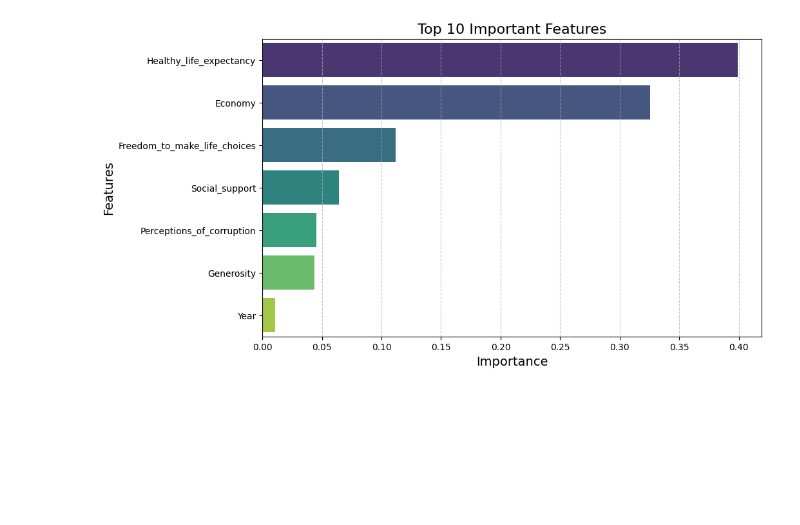
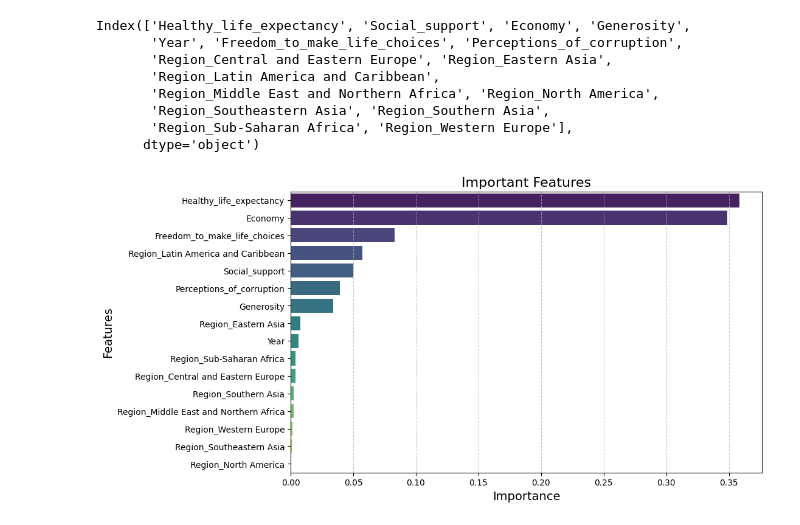
Before and after one commit to caroldvarela/workshop-03, a Jupyter notebook: notebooks/002_model_metrics.ipynb, the cells around one changed output. Drawn from its saved outputs; the diff is of its cells as text; code cells hidden in the pictures; blank space fills up the shorter version.

Commit message:
Some graphs in model_metrics

```diff
--- a/notebooks/002_model_metrics.ipynb
+++ b/notebooks/002_model_metrics.ipynb
@@ -8,32 +117,42 @@ from sklearn.metrics import mean_squared_error, mean_absolute_error, r2_score
 # %%
-best_pipeline = joblib.load('../models/best_model_Random_Forest.pkl')
+best_pipeline = joblib.load('../models/best_model_Random_forest.pkl')
 # %%
 df = pd.read_csv('../data/data_clean.csv')
 
 df = pd.get_dummies(df, columns=['Region'], drop_first=True)
 
-df.drop(columns=['Country'], axis=1, inplace=True)
+df.drop(columns=['Country', 'Happiness_Rank'], axis=1, inplace=True)
 
 X = df.drop(columns=['Score'])
 y = df['Score']
 
 X_train, X_test, y_train, y_test = train_test_split(X, y, test_size=0.3, random_state=42)
+# %%
+X.columns
+# %% [output]
+Index(['Healthy_life_expectancy', 'Social_support', 'Economy', 'Generosity',
+       'Year', 'Freedom_to_make_life_choices', 'Perceptions_of_corruption',
+       'Region_Central and Eastern Europe', 'Region_Eastern Asia',
+       'Region_Latin America and Caribbean',
+       'Region_Middle East and Northern Africa', 'Region_North America',
+       'Region_Southeastern Asia', 'Region_Southern Asia',
+       'Region_Sub-Saharan Africa', 'Region_Western Europe'],
+      dtype='object')
 # %%
-num_cols = X.select_dtypes(include=['int64', 'float64']).columns.tolist()
+num_cols = X.columns
 
-importances = best_pipeline.named_steps['regressor'].feature_importances_
-
+importances = best_pipeline.feature_importances_
 feature_names = [col for col in num_cols if col != 'Score']
 
 importance_df = pd.DataFrame({'Feature': feature_names, 'Importance': importances})
 importance_df = importance_df.sort_values(by='Importance', ascending=False)
 
 plt.figure(figsize=(10, 6))
-sns.barplot(x='Importance', y='Feature', data=importance_df.head(10), palette='viridis', dodge=False, hue='Feature', legend=False)
-plt.title('Top 10 Important Features', fontsize=16)
+sns.barplot(x='Importance', y='Feature', data=importance_df, palette='viridis', dodge=False, hue='Feature', legend=False)
+plt.title('Important Features', fontsize=16)
 plt.xlabel('Importance', fontsize=14)
 plt.ylabel('Features', fontsize=14)
 plt.grid(axis='x', linestyle='--', alpha=0.7)
 plt.show()
 # %% [output]
-[figure, old version]
+[figure, new version]
```
Also changed, not shown: parts of 14 cells of this notebook, 1 other file.
